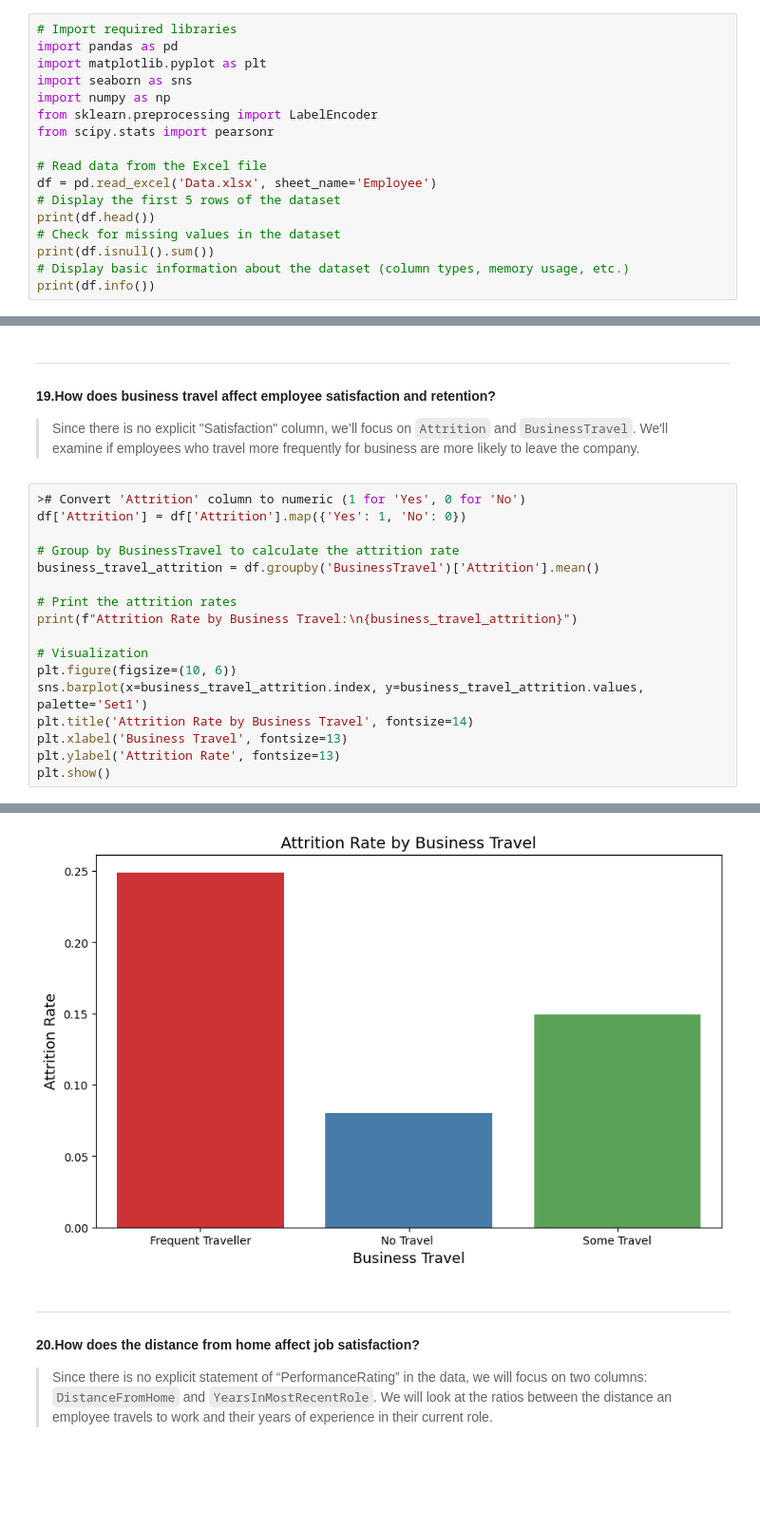
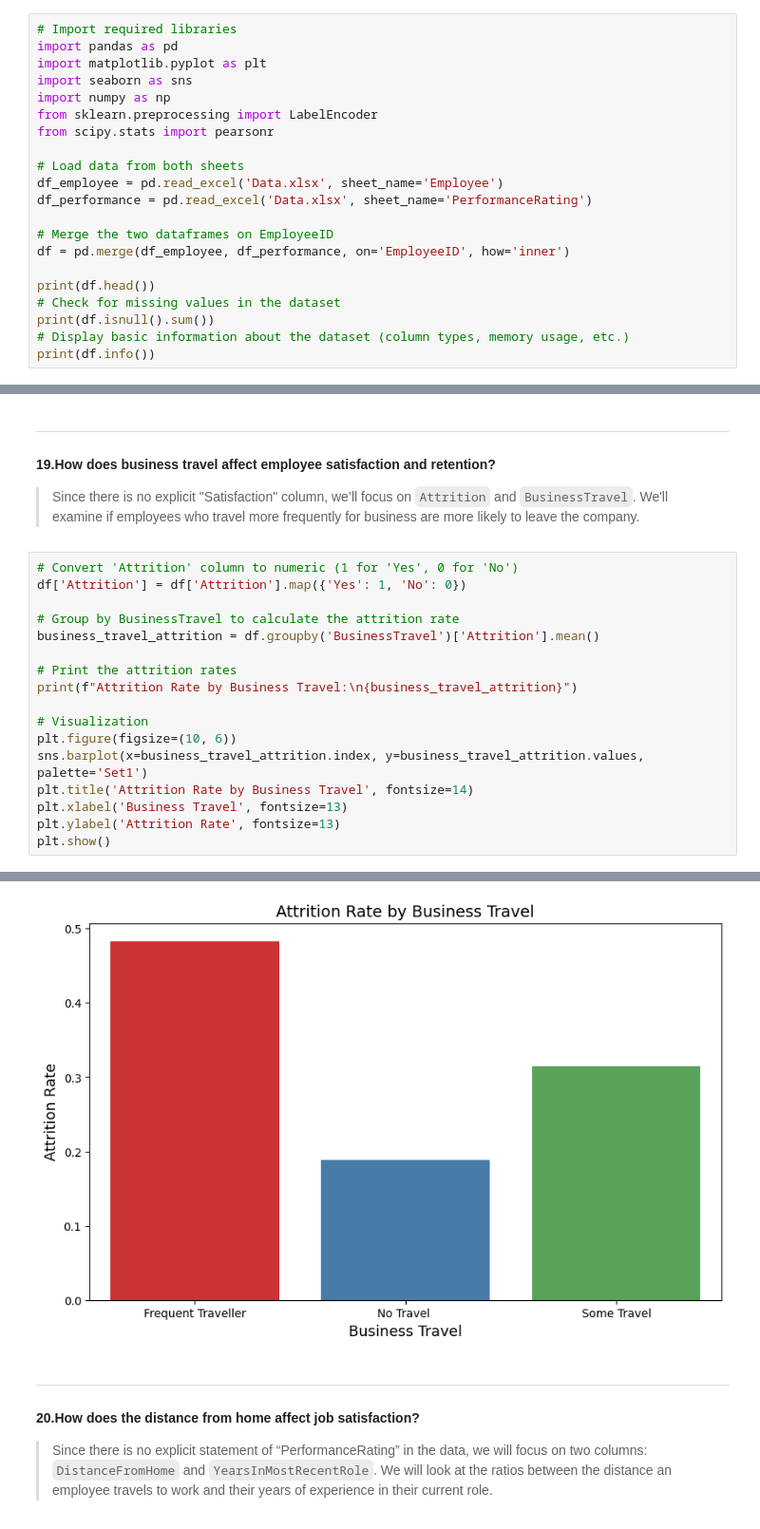
Before and after one commit to 0PeterAdel/Data-Dyanamos, a Jupyter notebook: Project-Operations/06.Data-Analysis/analysis.ipynb, the cells around one changed output, grey strips where cells are left out. Shown at 95% size. Cells and saved outputs as stored; diff of their text form; blank space fills up the shorter version.

```diff
--- a/Project-Operations/06.Data-Analysis/analysis.ipynb
+++ b/Project-Operations/06.Data-Analysis/analysis.ipynb
@@ -7,9 +7,13 @@ import numpy as np
 from sklearn.preprocessing import LabelEncoder
 from scipy.stats import pearsonr
 
-# Read data from the Excel file
-df = pd.read_excel('Data.xlsx', sheet_name='Employee')
-# Display the first 5 rows of the dataset
+# Load data from both sheets
+df_employee = pd.read_excel('Data.xlsx', sheet_name='Employee')
+df_performance = pd.read_excel('Data.xlsx', sheet_name='PerformanceRating')
+
+# Merge the two dataframes on EmployeeID
+df = pd.merge(df_employee, df_performance, on='EmployeeID', how='inner')
+
 print(df.head())
 # Check for missing values in the dataset
 print(df.isnull().sum())
@@ -70,7 +74,7 @@ Passing `palette` without assigning `hue` is deprecated and will be removed in v
 #### 19.How does business travel affect employee satisfaction and retention?
 >Since there is no explicit "Satisfaction" column, we’ll focus on `Attrition` and `BusinessTravel`. We'll examine if employees who travel more frequently for business are more likely to leave the company.
 # %%
-># Convert 'Attrition' column to numeric (1 for 'Yes', 0 for 'No')
+# Convert 'Attrition' column to numeric (1 for 'Yes', 0 for 'No')
 df['Attrition'] = df['Attrition'].map({'Yes': 1, 'No': 0})
 
 # Group by BusinessTravel to calculate the attrition rate
@@ -95,8 +99,8 @@ Some Travel           0.149569
 Name: Attrition, dtype: float64
 Passing `palette` without assigning `hue` is deprecated and will be removed in v0.14.0. Assign the `x` variable to `hue` and set `legend=False` for the same effect.
 
   sns.barplot(x=business_travel_attrition.index, y=business_travel_attrition.values, palette='Set1')
-[figure, old version]
+[figure, new version]
 # %% [markdown]
 ---
 #### 20.How does the distance from home affect job satisfaction?
```
Also changed, not shown: parts of 11 cells of this notebook, 2 other files.
